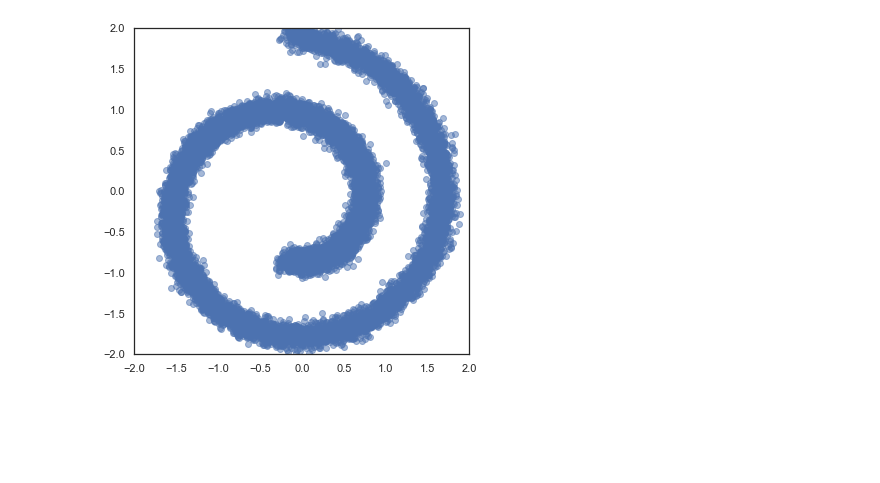
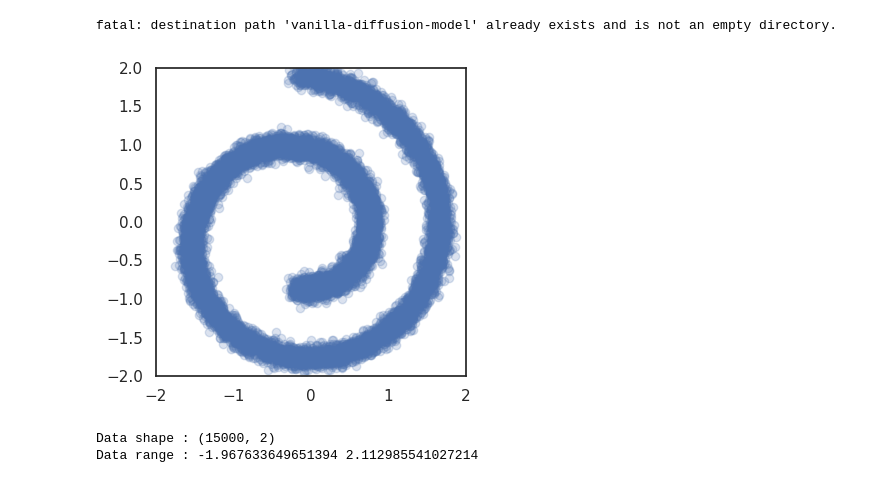
Before and after one commit to gabrielraya/vanilla-diffusion-model, a Jupyter notebook: 2d-data.ipynb, the cells around one changed output. Saved outputs shown, nothing was run; the diff lists cells and outputs as text; code cells hidden in the pictures; blank space fills up the shorter version.

```diff
--- a/2d-data.ipynb
+++ b/2d-data.ipynb
@@ -9,14 +10,47 @@ from torch.utils.data import TensorDataset, DataLoader
+# %%
+#@title Preparation
+import os
+import sys
+IN_COLAB = 'google.colab' in sys.modules
+
+if IN_COLAB:
+    !git clone https://github.com/gabrielraya/vanilla-diffusion-model.git
+    if (os.getcwd().split("/")[-1] != 'vanilla-diffusion-model'):
+        os.chdir("./vanilla-diffusion-model")
+else:
+    os.environ['TF_CPP_MIN_LOG_LEVEL'] = '2'
+# %% [output]
+fatal: destination path 'vanilla-diffusion-model' already exists and is not an empty directory.
 # %%
+#@title Load Libraries and Visualize the Data
+
+import os
+import torch
+from sklearn.datasets import make_swiss_roll
+import matplotlib.pyplot as plt
+from diffusion_lib import GaussianDiffusion
+from plots import plot_2d
+import seaborn as sns
+from torch.utils.data import TensorDataset, DataLoader
+from tqdm import tqdm
+from sampling import AncestralSampling
+
+
 # Experiment settings
 workdir = "./results/swiss/"
 sample_dir = os.path.join(workdir, "samples")
 os.makedirs(sample_dir, exist_ok=True)
 
 # Generate Swiss Roll data
-n_samples = 15000
+n_samples = 15000 #@param {"type":"integer"}
 x, _ = make_swiss_roll(n_samples, noise=0.5)
 x = x[:, [0, 2]]  # Simplify to 2D
-x = (x - x.mean()) / x.std()  # Normalize data
-plot_2d(x, workdir, name="swiss_data", w=6, h=6, alpha=0.5, show=True)
+trainset = (x - x.mean()) / x.std()  # Normalize data
+plot_2d(trainset, workdir, name="swiss_data", w=4, h=4, alpha=0.2, show=True)
+
+print("Data shape :", trainset.shape)
+print("Data range :", trainset.min(), trainset.max())
 # %% [output]
-[figure, old version]
+[figure, new version]
+Data shape : (15000, 2)
+Data range : -1.967633649651394 2.112985541027214
```
Also changed, not shown: parts of 21 cells of this notebook.
